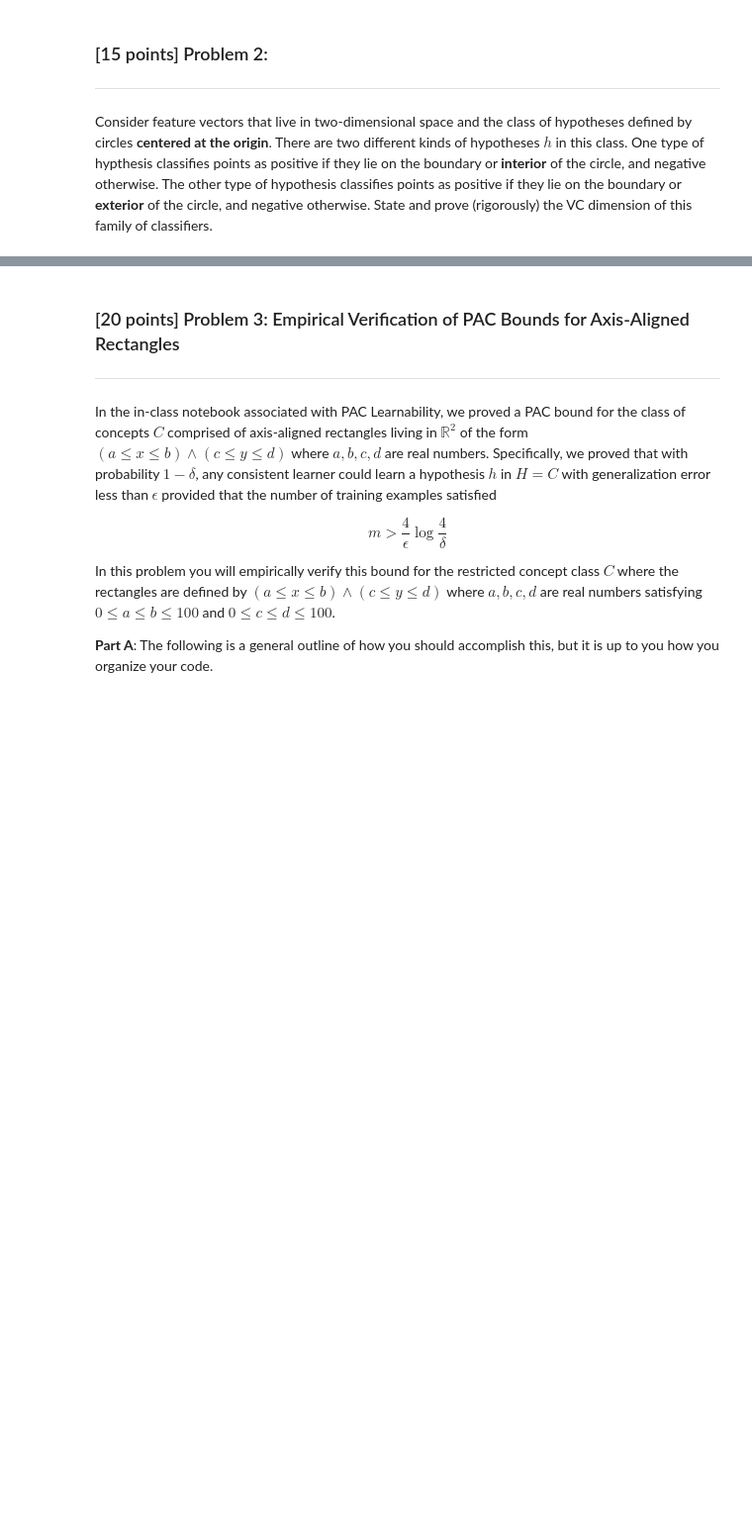
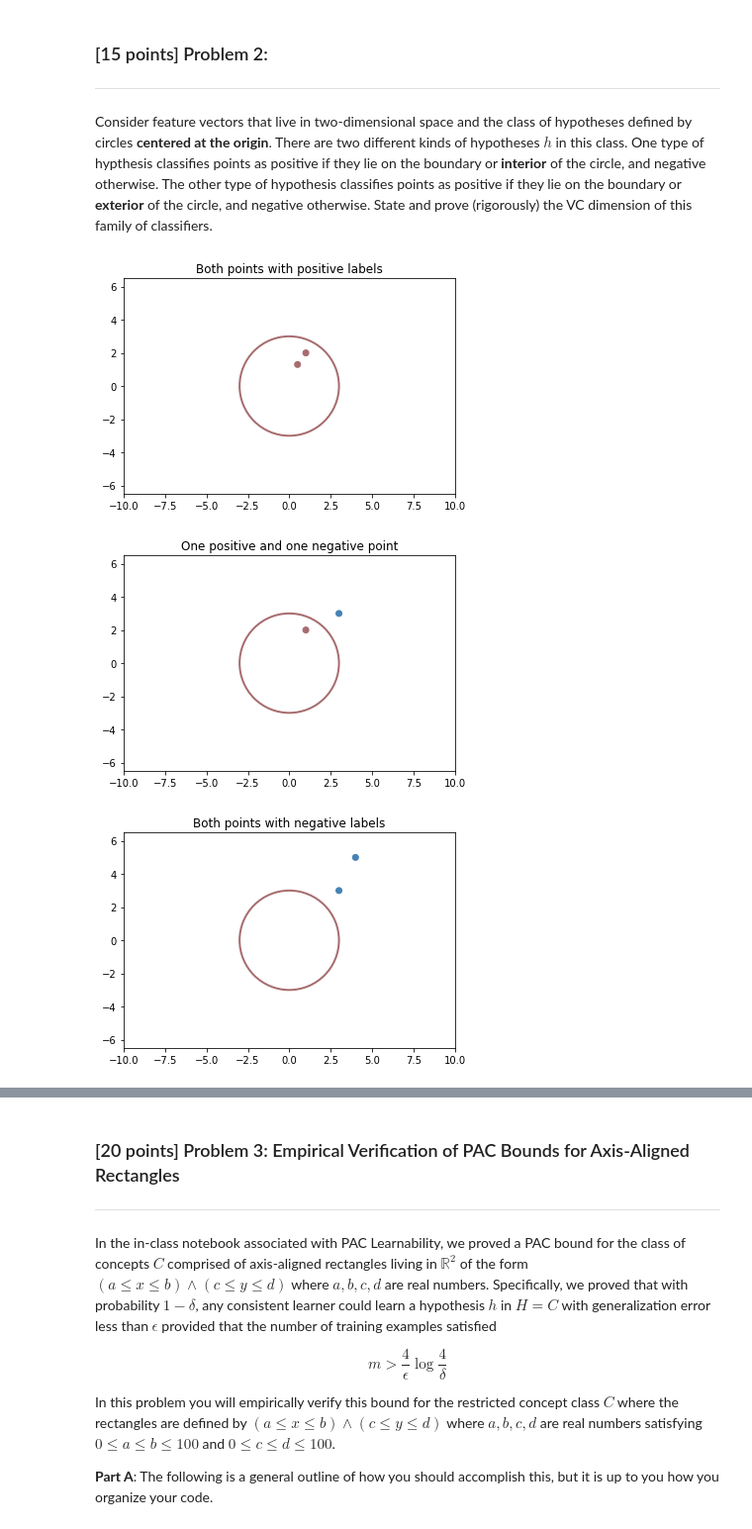
Before and after one commit to AkritiKapur/ml-5622-assignments, a Jupyter notebook: theory/theory.ipynb, the cells around one changed output, grey strips where cells are left out. Shown at 99% size. Cells and saved outputs as stored; diff of their text form; code cells hidden in the pictures; blank space fills up the shorter version.

```diff
--- a/theory/theory.ipynb
+++ b/theory/theory.ipynb
@@ -28,3 +30,46 @@ Consider the class C of concepts defined by triangles with **distinct** vertices
 ***
 
 Consider feature vectors that live in two-dimensional space and the class of hypotheses defined by circles **centered at the origin**. There are two different kinds of hypotheses $h$ in this class. One type of hypthesis classifies points as positive if they lie on the boundary or **interior** of the circle, and negative otherwise. The other type of hypothesis classifies points as positive if they lie on the boundary or **exterior** of the circle, and negative otherwise. State and prove (rigorously) the VC dimension of this family of classifiers.
+# %%
+import numpy as np
+import matplotlib.pylab as plt
+import matplotlib.patches as patches
+
+def get_circle_hypothesis(points_x, points_y, labels, title):
+    plt.figure()
+    ax2 = plt.subplot(111, )
+
+    ax2.add_patch(
+        patches.Circle(
+            (0, 0),
+            3,
+            color=mycolors["red"],
+            lw=2,
+            fill=False  # remove background
+        )
+    )
+
+    ax2.scatter(points_x, points_y, color=[color_map[label] for label in labels], marker='o')
+    plt.title(title)
+    ax2.axis('equal')
+    plt.xlim((-10, 10))
+    plt.ylim((-10, 10))
+    plt.show()
+# %%
+def get_plots():
+    points_x = [1, 0.5]
+    points_y = [2, 1.3]
+    get_circle_hypothesis(points_x, points_y, [POSITIVE_LABEL, POSITIVE_LABEL], "Both points with positive labels")
+
+    points_x = [1, 3]
+    points_y = [2, 3]
+    get_circle_hypothesis(points_x, points_y, [POSITIVE_LABEL, NEGATIVE_LABEL], "One positive and one negative point")
+
+    points_x = [4, 3]
+    points_y = [5, 3]
+    get_circle_hypothesis(points_x, points_y, [NEGATIVE_LABEL, NEGATIVE_LABEL], "Both points with negative labels")
+get_plots()
+# %% [output]
+[figure, added]
+[figure, added]
+[figure, added]
```
Also changed, not shown: parts of 8 cells of this notebook.
